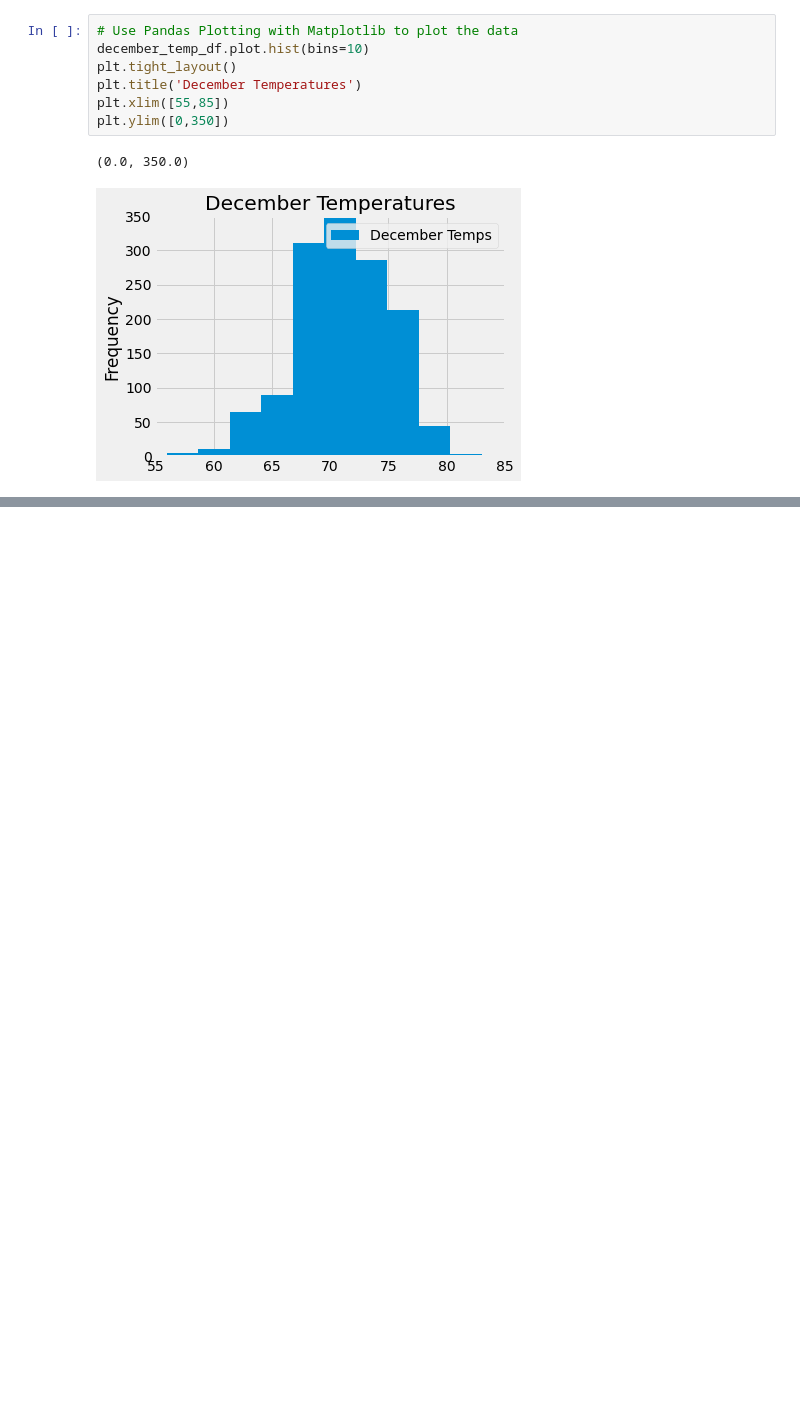
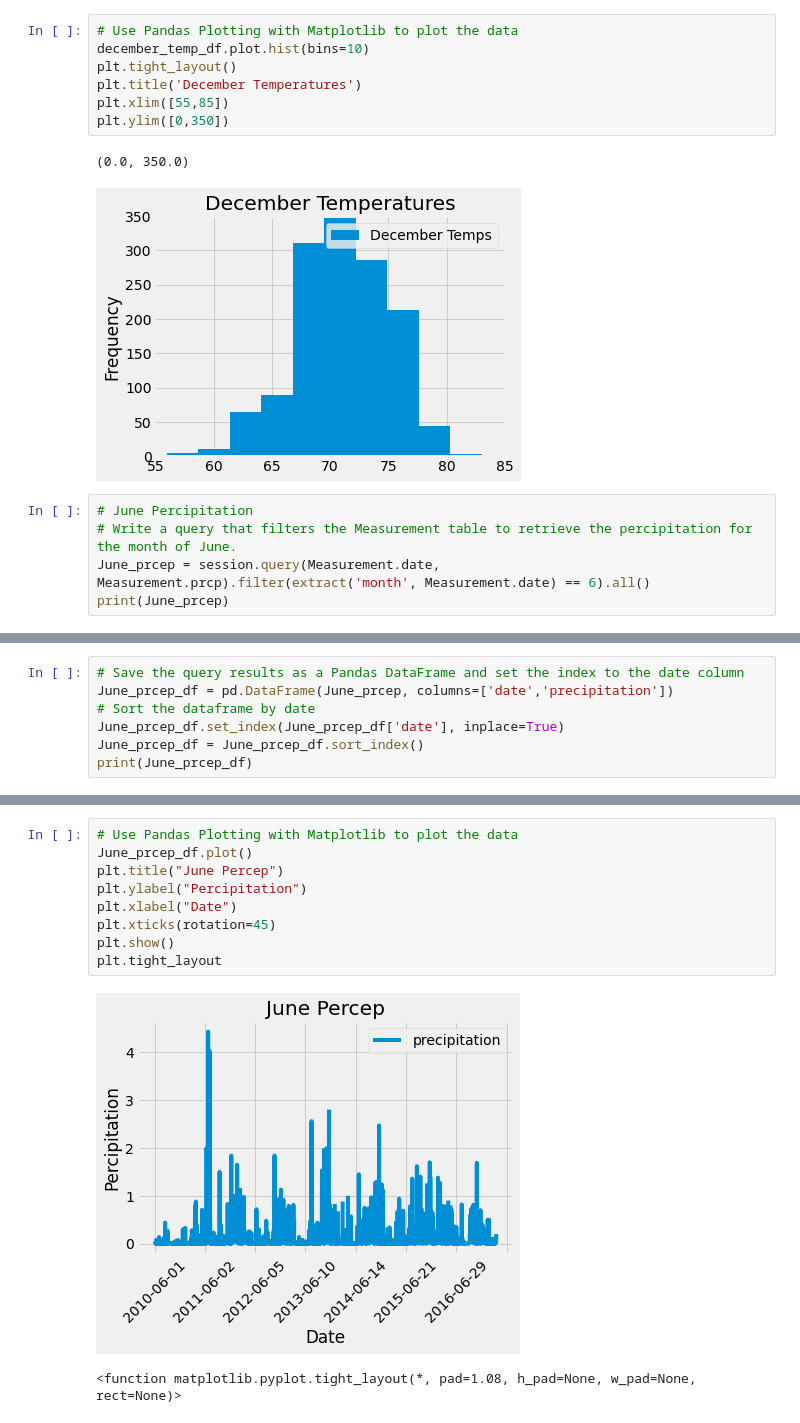
Before and after one commit to liz-mcdaneld/Surfs_Up, a Jupyter notebook: SurfsUp_Challenge.ipynb, the cells around one changed output, grey strips where cells are left out. Drawn from its saved outputs; the diff is of its cells as text; blank space fills up the shorter version.

```diff
--- a/SurfsUp_Challenge.ipynb
+++ b/SurfsUp_Challenge.ipynb
@@ -277,3 +278,8 @@ plt.ylim([0,350])
 # %% [output]
 (0.0, 350.0)
 [figure]
+# %%
+# June Percipitation
+# Write a query that filters the Measurement table to retrieve the percipitation for the month of June.
+June_prcep = session.query(Measurement.date, Measurement.prcp).filter(extract('month', Measurement.date) == 6).all()
+print(June_prcep)
@@ -279,0 +288,7 @@ plt.ylim([0,350])
+# %%
+# Save the query results as a Pandas DataFrame and set the index to the date column
+June_prcep_df = pd.DataFrame(June_prcep, columns=['date','precipitation'])
+# Sort the dataframe by date
+June_prcep_df.set_index(June_prcep_df['date'], inplace=True)
+June_prcep_df = June_prcep_df.sort_index()
+print(June_prcep_df)
@@ -279,0 +332,12 @@ plt.ylim([0,350])
+# %%
+# Use Pandas Plotting with Matplotlib to plot the data
+June_prcep_df.plot()
+plt.title("June Percep")
+plt.ylabel("Percipitation")
+plt.xlabel("Date")
+plt.xticks(rotation=45)
+plt.show()
+plt.tight_layout
+# %% [output]
+[figure, added]
+<function matplotlib.pyplot.tight_layout(*, pad=1.08, h_pad=None, w_pad=None, rect=None)>
```
Also changed, not shown: parts of 15 cells of this notebook.
